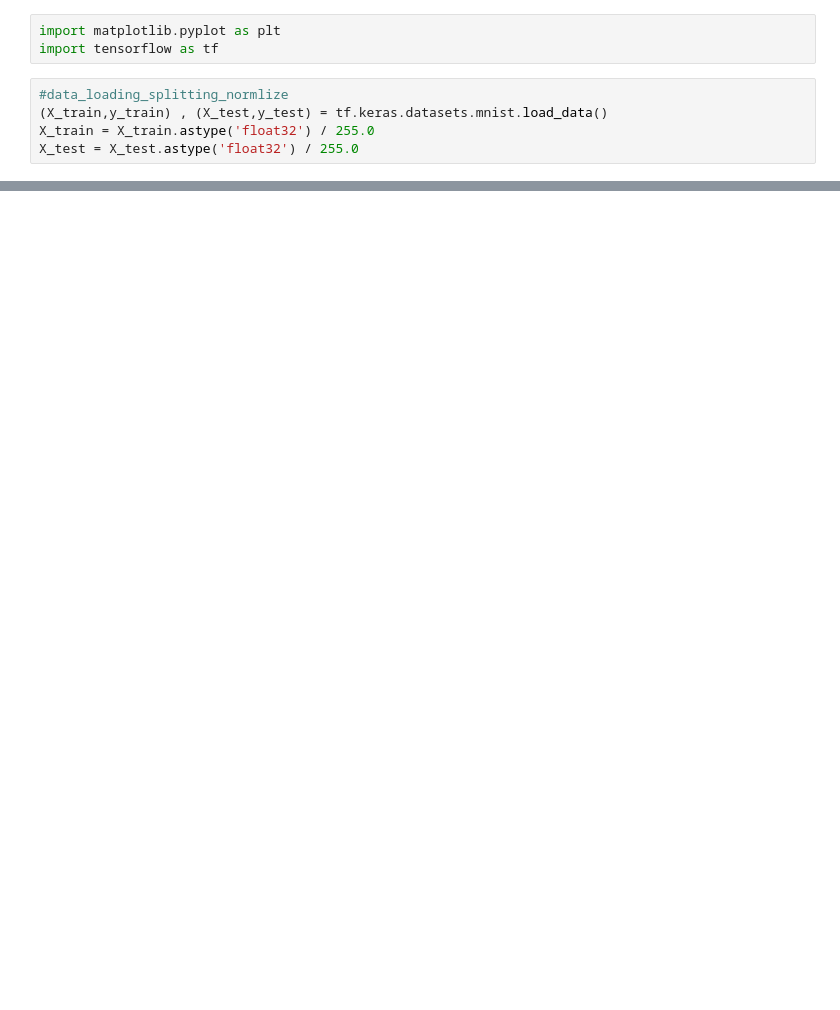
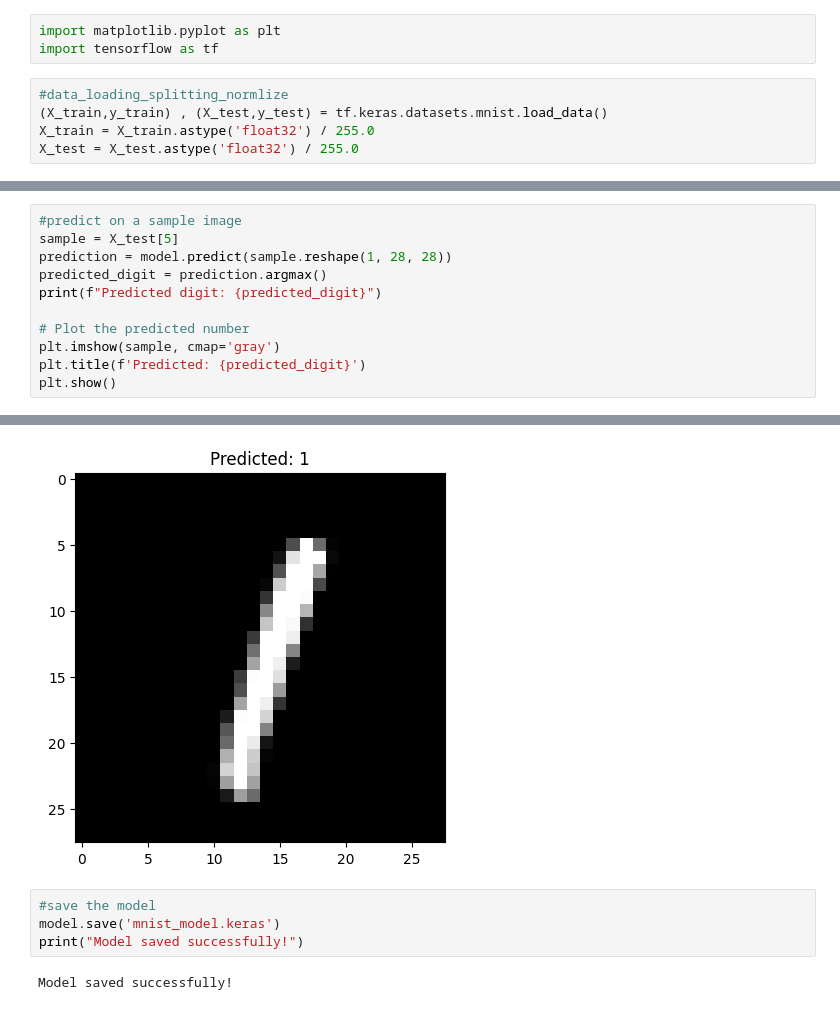
Before and after one commit to MoBTD10/MNIST_softmax, a Jupyter notebook: main.ipynb, the cells around one changed output, grey strips where cells are left out. Drawn from its saved outputs; the diff is of its cells as text; blank space fills up the shorter version.

```diff
--- a/main.ipynb
+++ b/main.ipynb
@@ -68,0 +68,12 @@ plt.show()
+# %%
+#predict on a sample image
+sample = X_test[5]
+prediction = model.predict(sample.reshape(1, 28, 28))
+predicted_digit = prediction.argmax()
+print(f"Predicted digit: {predicted_digit}")
+
+# Plot the predicted number
+plt.imshow(sample, cmap='gray')
+plt.title(f'Predicted: {predicted_digit}')
+plt.show()
+# %% [output]
@@ -68,0 +82,7 @@ plt.show()
+[figure, added]
+# %%
+#save the model
+model.save('mnist_model.keras')
+print("Model saved successfully!")
+# %% [output]
+Model saved successfully!
```
Also changed, not shown: parts of 5 cells of this notebook, 13 other files.
